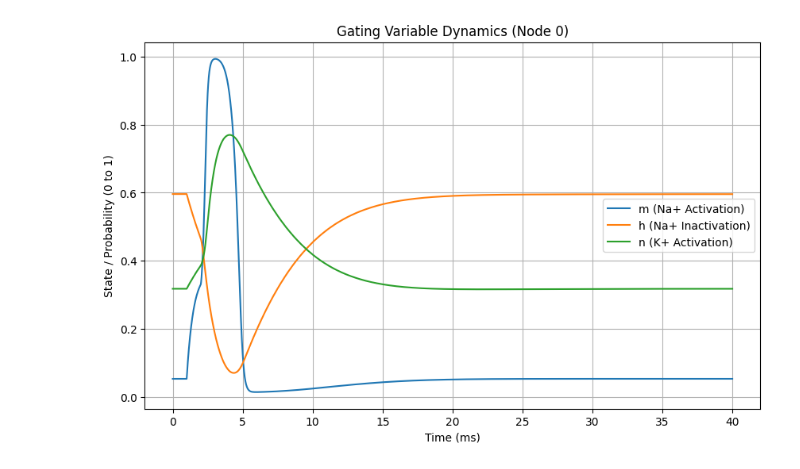
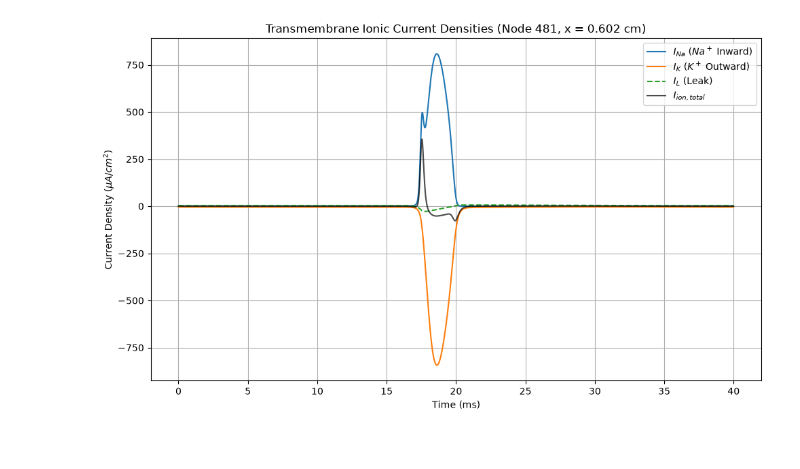
Before and after one commit to pdemarin/Comp-Neuro-Project-Notebook, a Jupyter notebook: model_notebook.ipynb, the cells around one changed output. Saved outputs shown, nothing was run; the diff lists cells and outputs as text; code cells hidden in the pictures.

```diff
--- a/model_notebook.ipynb
+++ b/model_notebook.ipynb
@@ -190,25 +217,33 @@ plt.show()
 # %%
-## Ionic current densities
+## Ionic current densities at x = 0.602 cm (Node 481)
+node_idx = int(0.602 / dx)
+
+V_trace = history_V[:, node_idx]
+m_trace = history_gating_vars[:, node_idx, 0]
+h_trace = history_gating_vars[:, node_idx, 1]
+n_trace = history_gating_vars[:, node_idx, 2]
+
+# Calculate current densities (uA/cm^2)
+I_Na   = HH_PARAMS['g_Na'] * (m_trace**3) * h_trace * (V_trace - HH_PARAMS['E_Na'])
+I_K    = HH_PARAMS['g_K']  * (n_trace**4) *           (V_trace - HH_PARAMS['E_K'])
+I_Leak = HH_PARAMS['g_L']  *                          (V_trace - HH_PARAMS['E_L'])
+I_ion_total = I_Na + I_K + I_Leak
+
+plt.figure(figsize=(10, 6))
+plt.plot(time_track, -I_Na, label=r'$I_{Na}$ ($Na^+$ Inward)', color='tab:blue')
+plt.plot(time_track, -I_K, label=r'$I_K$ ($K^+$ Outward)', color='tab:orange')
+plt.plot(time_track, -I_Leak, label=r'$I_L$ (Leak)', color='tab:green', linestyle='--')
+plt.plot(time_track, -I_ion_total, label=r'$I_{ion,total}$', color='black', alpha=0.7)
+
+plt.title(f"Transmembrane Ionic Current Densities (Node {node_idx}, x = 0.602 cm)")
+plt.xlabel("Time (ms)")
+plt.ylabel(r"Current Density ($\mu A / cm^2$)")
+plt.legend()
+plt.grid(True)
+plt.tight_layout()
+plt.show()
+
+#Note: Inverted for some reason, double-check while updating.
+# %% [output]
+[figure, added]
-# %%
-## Gating variables at root:
-# 8. Plotting Gating Variables
-# Extract m, h, and n traces specifically for Node 0
-node_idx = 0
-m_trace = [state[0] for state in history_gating_vars[:,node_idx]]
-h_trace = [state[1] for state in history_gating_vars[:,node_idx]]
-n_trace = [state[2] for state in history_gating_vars[:,node_idx]]
-
-plt.figure(figsize=(10, 6))
-plt.plot(time_track, m_trace, label='m (Na+ Activation)')
-plt.plot(time_track, h_trace, label='h (Na+ Inactivation)')
-plt.plot(time_track, n_trace, label='n (K+ Activation)')
-
-plt.title(f"Gating Variable Dynamics (Node {node_idx})")
-plt.xlabel("Time (ms)")
-plt.ylabel("State / Probability (0 to 1)")
-plt.legend(loc='center right')
-plt.grid(True)
-plt.show()
-# %% [output]
-[figure, removed]
 # %%
```
Also changed, not shown: parts of 10 cells of this notebook.
